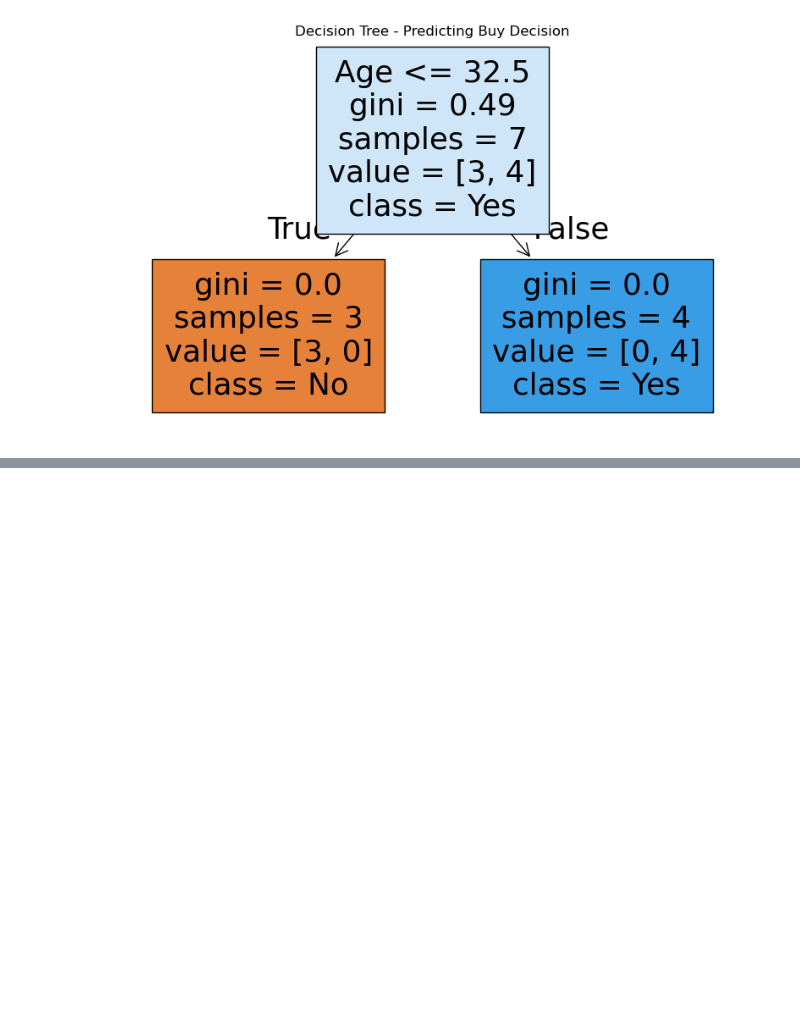
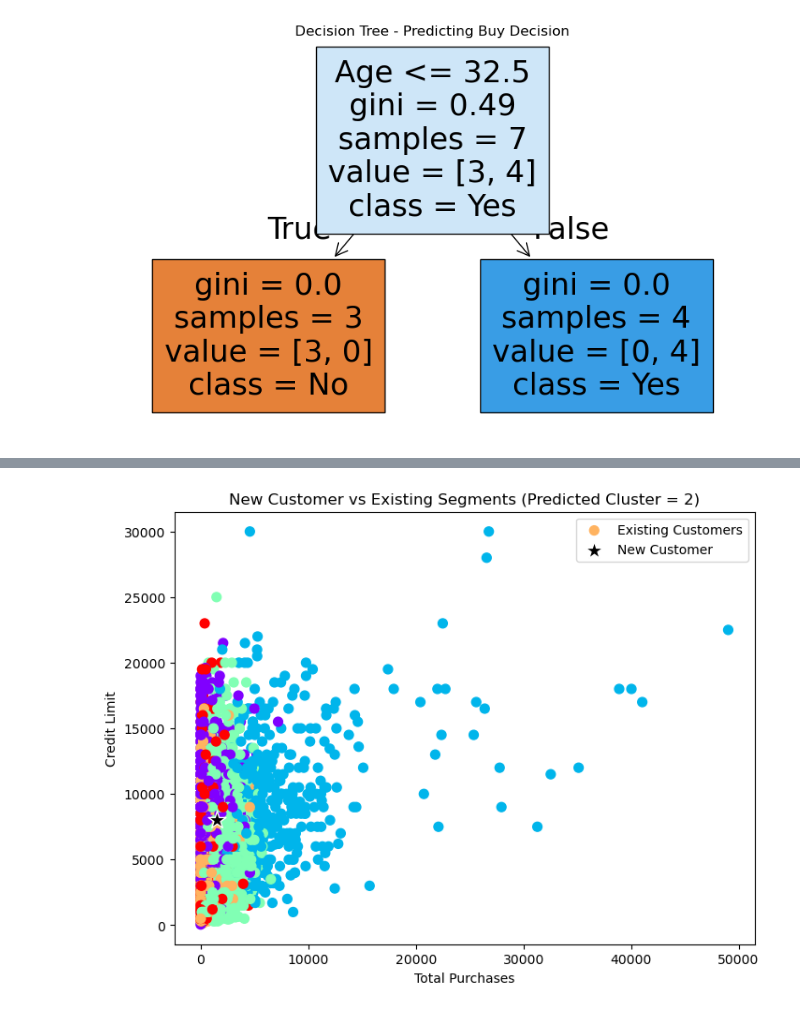
Before and after one commit to salman1256/aimltraining, a Jupyter notebook: D10notebook.ipynb, the cells around one changed output, grey strips where cells are left out. Saved outputs shown, nothing was run; the diff lists cells and outputs as text; code cells hidden in the pictures; blank space fills up the shorter version.

```diff
--- a/D10notebook.ipynb
+++ b/D10notebook.ipynb
@@ -179,0 +426,19 @@ plt.show()
+# %%
+# =============================================================
+# Step 11: Visualize new customer alongside existing ones
+# =============================================================
+plt.figure(figsize=(8, 6))
+plt.scatter(df_imputed['PURCHASES'], df_imputed['CREDIT_LIMIT'],
+            c=df_imputed['Cluster'], cmap='rainbow', s=50, label='Existing Customers')
+
+# Plot new customer (highlight)
+plt.scatter(new_df['PURCHASES'], new_df['CREDIT_LIMIT'],
+            color='black', s=200, edgecolor='white', marker='*', label='New Customer')
+
+plt.title(f"New Customer vs Existing Segments (Predicted Cluster = {predicted_cluster})")
+plt.xlabel("Total Purchases")
+plt.ylabel("Credit Limit")
+plt.legend()
+plt.show()
+# %% [output]
+[figure, added]
```
Also changed, not shown: parts of 35 cells of this notebook, 4 other files.
